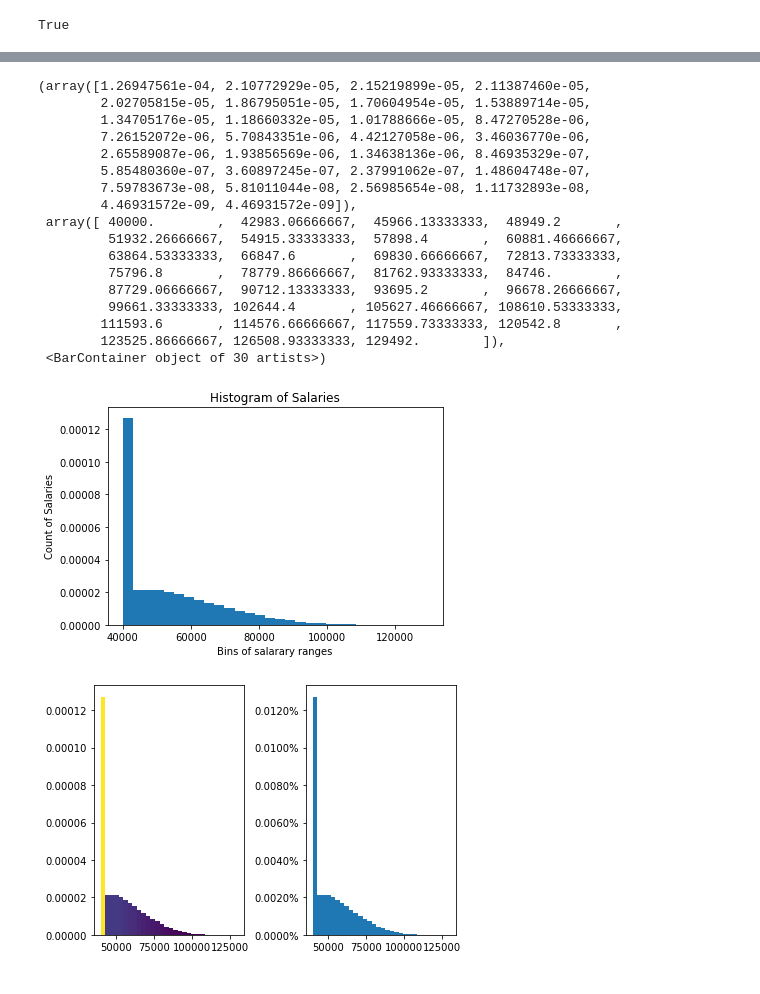
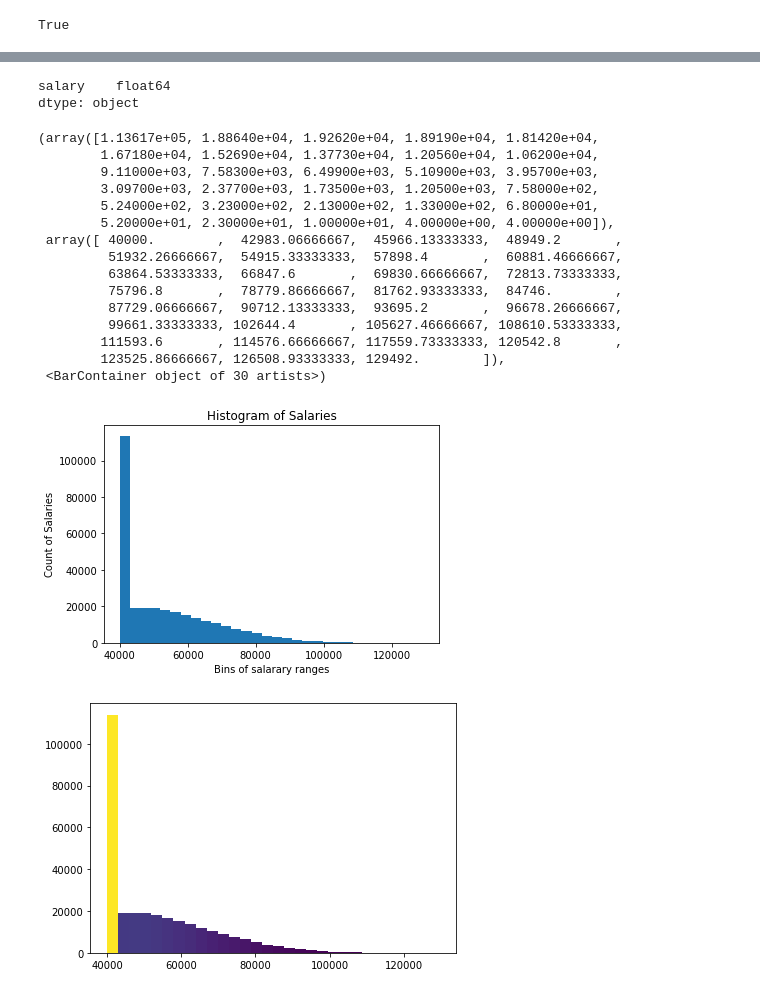
Before and after one commit to bpezzullo/SQL-Challenge, a Jupyter notebook: company.ipynb, the cells around one changed output, grey strips where cells are left out. Drawn from its saved outputs; the diff is of its cells as text; code cells hidden in the pictures.

```diff
--- a/company.ipynb
+++ b/company.ipynb
@@ -58,4 +56,13 @@ salary_df
 300024 rows × 1 columns
+# %%
+# Need to remove the $ and , so that we can conver to a float and make it easier to graph
+
+salary_df['salary']=salary_df['salary'].replace('[\$,]', '', regex=True).astype(float)
+
+salary_df.dtypes
+# %% [output]
+salary    float64
+dtype: object
 # %%
 # Seting to 30 bins
 n_bins= 30
@@ -71,16 +78,14 @@ ax.set_xlabel("Bins of salarary ranges")
 ax.set_ylabel("Count of Salaries")
 
 # We can set the number of bins with the `bins` kwarg
-ax.hist(y, bins=n_bins, density=True)
+ax.hist(y, bins=n_bins)
 # %% [output]
-(array([1.26947561e-04, 2.10772929e-05, 2.15219899e-05, 2.11387460e-05,
-        2.02705815e-05, 1.86795051e-05, 1.70604954e-05, 1.53889714e-05,
-        1.34705176e-05, 1.18660332e-05, 1.01788666e-05, 8.47270528e-06,
-        7.26152072e-06, 5.70843351e-06, 4.42127058e-06, 3.46036770e-06,
-        2.65589087e-06, 1.93856569e-06, 1.34638136e-06, 8.46935329e-07,
-        5.85480360e-07, 3.60897245e-07, 2.37991062e-07, 1.48604748e-07,
-        7.59783673e-08, 5.81011044e-08, 2.56985654e-08, 1.11732893e-08,
-        4.46931572e-09, 4.46931572e-09]),
+(array([1.13617e+05, 1.88640e+04, 1.92620e+04, 1.89190e+04, 1.81420e+04,
+        1.67180e+04, 1.52690e+04, 1.37730e+04, 1.20560e+04, 1.06200e+04,
+        9.11000e+03, 7.58300e+03, 6.49900e+03, 5.10900e+03, 3.95700e+03,
+        3.09700e+03, 2.37700e+03, 1.73500e+03, 1.20500e+03, 7.58000e+02,
+        5.24000e+02, 3.23000e+02, 2.13000e+02, 1.33000e+02, 6.80000e+01,
+        5.20000e+01, 2.30000e+01, 1.00000e+01, 4.00000e+00, 4.00000e+00]),
  array([ 40000.        ,  42983.06666667,  45966.13333333,  48949.2       ,
          51932.26666667,  54915.33333333,  57898.4       ,  60881.46666667,
          63864.53333333,  66847.6       ,  69830.66666667,  72813.73333333,
@@ -90,29 +95,23 @@ ax.hist(y, bins=n_bins, density=True)
         111593.6       , 114576.66666667, 117559.73333333, 120542.8       ,
         123525.86666667, 126508.93333333, 129492.        ]),
  <BarContainer object of 30 artists>)
-[figure, old version]
+[figure, new version]
 # %%
-fig, axs = plt.subplots(1, 2, tight_layout=True)
+fig, axs = plt.subplots( tight_layout=True)
 
 
 # N is the count in each bin, bins is the lower-limit of the bin
-N, bins, patches = axs[0].hist(y, bins=n_bins, density=True)
+N, Nbins, patches = axs.hist(y, bins=n_bins)
 
 # We'll color code by height, but you could use any scalar
 fracs = N / N.max()
 
 # we need to normalize the data to 0..1 for the full range of the colormap
 norm = colors.Normalize(fracs.min(), fracs.max())
 
 # Now, we'll loop through our objects and set the color of each accordingly
 for thisfrac, thispatch in zip(fracs, patches):
     color = plt.cm.viridis(norm(thisfrac))
     thispatch.set_facecolor(color)
-
-# We can also normalize our inputs by the total number of counts
-axs[1].hist(y, bins=n_bins, density=True)
-
-# Now we format the y-axis to display percentage
-axs[1].yaxis.set_major_formatter(PercentFormatter(xmax=1))
 # %% [output]
-[figure, old version]
+[figure, new version]
```
Also changed, not shown: parts of 15 cells of this notebook, 3 other files.
